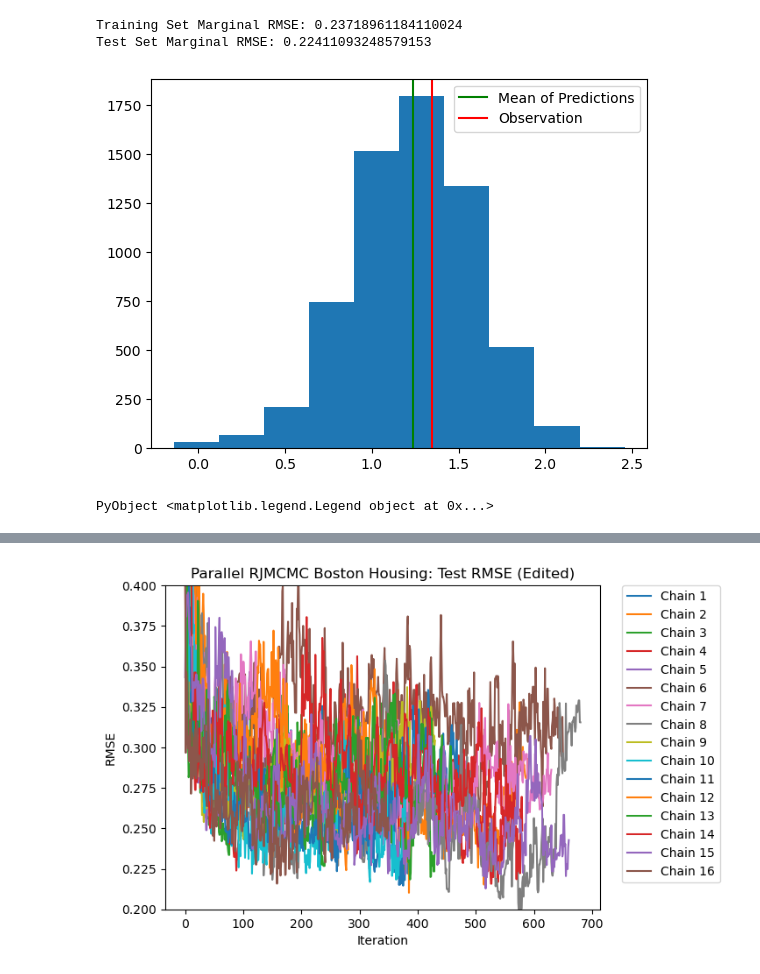
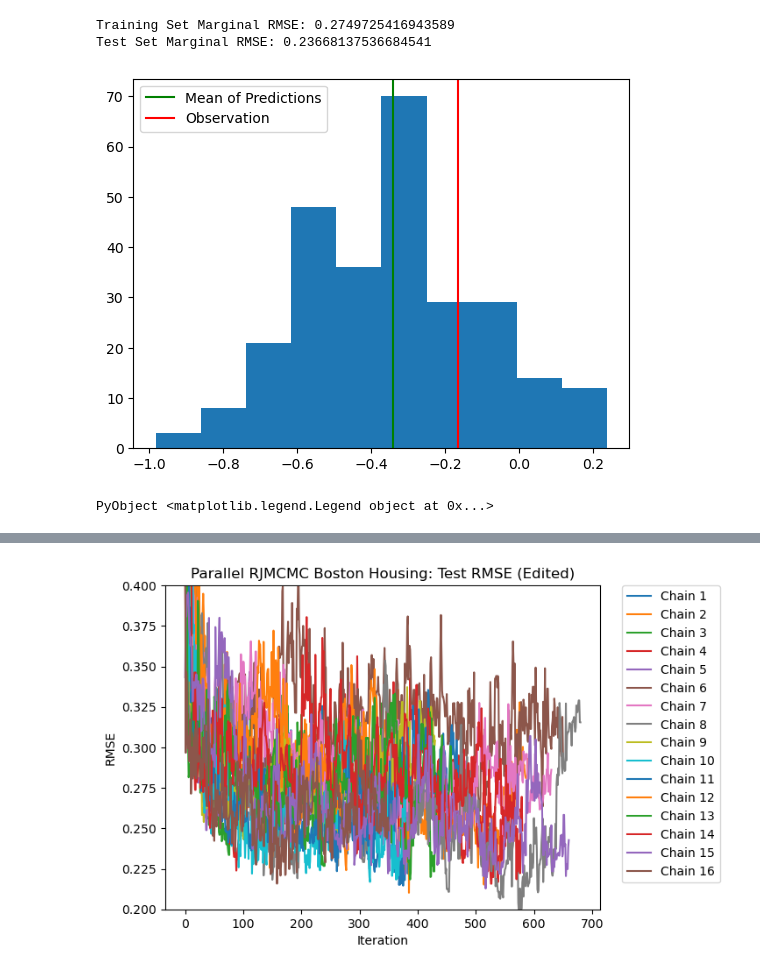
Before and after one commit to jberezow/BostonHousing, a Jupyter notebook: Thesis-LoadTraces.ipynb, the cells around one changed output, grey strips where cells are left out. Saved outputs shown, nothing was run; the diff lists cells and outputs as text; code cells hidden in the pictures.

```diff
--- a/Thesis-LoadTraces.ipynb
+++ b/Thesis-LoadTraces.ipynb
@@ -261,7 +118,7 @@ legend(bbox_to_anchor=[1.05,1],loc=2,borderaxespad=0);
 # %%
 #Marginalize RMSE
 
-j = 150
+j = 100
 
 y_marginal = zeros(length(y_train))
 number_traces = 0
@@ -306,17 +163,17 @@ mse = mse_scaled(y_marginal, y_test)
 println("Test Set Marginal RMSE: $mse")
 #println(number_traces)
 # %% [output]
-Training Set Marginal RMSE: 0.23718961184110024
-Test Set Marginal RMSE: 0.22411093248579153
+Training Set Marginal RMSE: 0.2749725416943589
+Test Set Marginal RMSE: 0.23668137536684541
 # %%
-test_iter = 124
+test_iter = 131
 predictions = [preds[test_iter] for preds in pred_ys]
 hist(predictions)
 plt.axvline(mean(predictions),c="green",label="Mean of Predictions")
 plt.axvline(y_test[test_iter],c="red",label="Observation")
 plt.legend()
 # %% [output]
-[figure, old version]
+[figure, new version]
 PyObject <matplotlib.legend.Legend object at 0x...>
 # %%
 medians = zeros(length(y_test))
```
Also changed, not shown: parts of 12 cells of this notebook, 36 other files.
